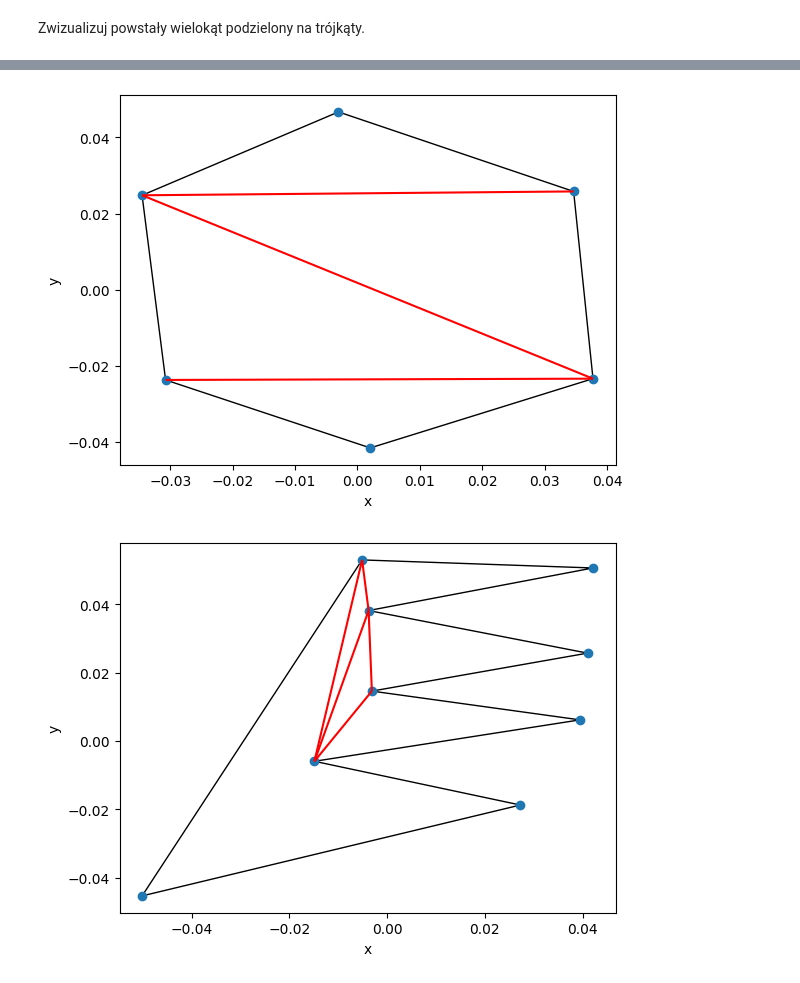
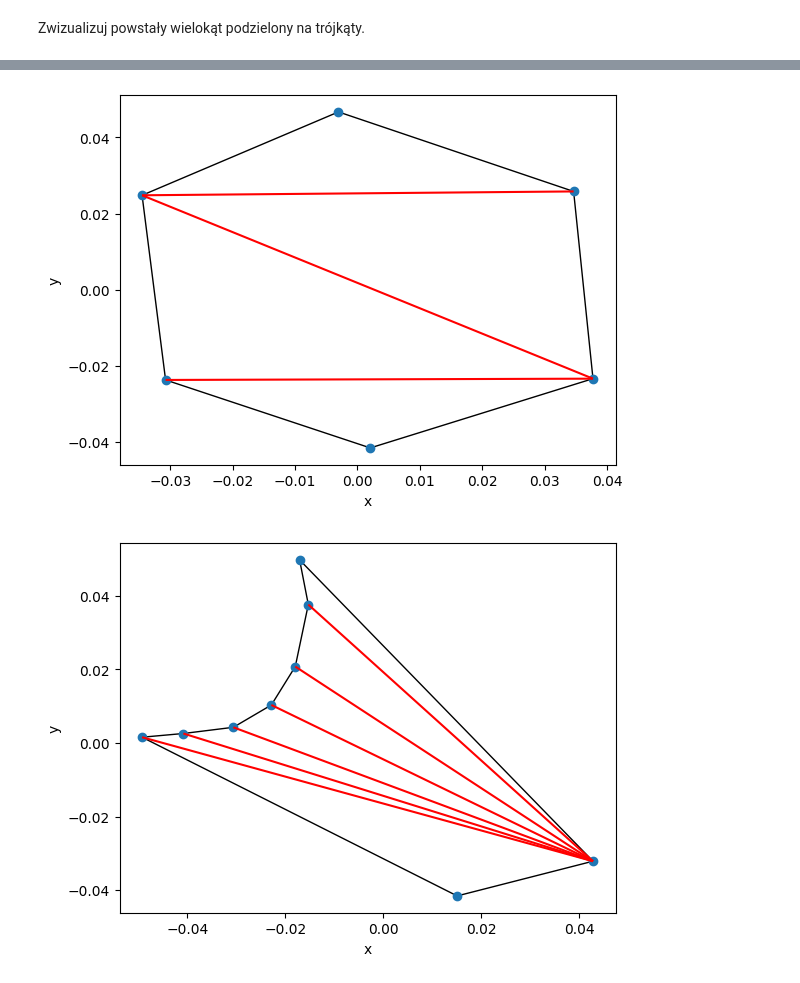
Before and after one commit to ArturRadwanski/geomy, a Jupyter notebook: bitalg/lab3/main.ipynb, the cells around one changed output, grey strips where cells are left out. Cells and saved outputs as stored; diff of their text form; code cells hidden in the pictures.

```diff
--- a/bitalg/lab3/main.ipynb
+++ b/bitalg/lab3/main.ipynb
@@ -470,62 +470,6 @@ polygon_test10 = [(0.04277192608002693, -0.032150734265645346),
 (-0.04926436424255372, 0.0015502461265115286),
 (0.015050151886478541, -0.04158700877544927),]
 
-pol_test6 = [
-    (0.027247732531639826, -0.0187377430410946),
-    (-0.014889364242553715, -0.005931370492074997),
-    (0.039445313176801125, 0.006200982449101486),
-    (-0.0031353319844892036, 0.0146262275471407),
-    (0.04099773253163984, 0.025747551076552466),
-    (-0.0038006545651343565, 0.03821691382165052),
-    (0.042106603499381764, 0.05068627656674857),
-    (-0.00513129972642469, 0.05304534519419954),
-    (-0.050151461016747265, -0.04536151755089854)
-]
-
-tri_test6 = triangulation(pol_test6)
-draw_polygon_tri(pol_test6, [(pol_test6[x], pol_test6[y]) for (x, y) in tri_test6])
-
-pol_test7 = [
-    (0.04277192608002693, 0.0008762265186683937),
-    (-0.0033571061780375833, 0.031544118675531155),
-    (-0.04238936424255372, 0.043339461812786056),
-    (-0.01777242875868275, 0.015367648087295849),
-    (-0.03551436424255372, 0.010312501028472323),
-    (-0.018437751339327915, -0.005863969559762983),
-    (-0.0341837190812634, -0.012604165638194359),
-    (-0.016885331984489202, -0.025747547991135537),
-    (-0.04150226746836017, -0.033498773481331616),
-    (-0.015554686823198882, -0.04023896955976299),
-    (-0.036401461016747266, -0.04799019504995907),
-    (-0.013115170694166622, -0.0530453421087826)
-]
-
-tri_test7 = triangulation(pol_test7)
-draw_polygon_tri(pol_test7, [(pol_test7[x], pol_test7[y]) for (x, y) in tri_test7])
-
-pol_test8 = [
-    (0.03523160349938177, -0.0065379891676061175),
-    (0.0037396680155108025, 0.01637867749906055),
-    (0.041884829305833385, 0.02446691279317821),
-    (0.004848538983252729, 0.03794730495004095),
-    (0.03767111962841403, 0.04435049122455076),
-    (0.005735635757446289, 0.05210171671474684),
-    (-0.04837726746836017, -0.0466421558342728)
-]
-
-tri_test8 = triangulation(pol_test8)
-draw_polygon_tri(pol_test8, [(pol_test8[x], pol_test8[y]) for (x, y) in tri_test8])
-
-
-pol_test9 = [
-    (0.00041305511228499625, -0.0378125),
-    (0.03900176478970435, -0.0037745098039215635),
-    (0.0013001518864785427, 0.036666666666666695),
-    (-0.03595791262965049, -0.001752450980392145)
-]
-
-tri_test9 = triangulation(pol_test9)
-draw_polygon_tri(pol_test9, [(pol_test9[x], pol_test9[y]) for (x, y) in tri_test9])
 
 tri10 = triangulation(polygon_test10)
 draw_polygon_tri(polygon_test10, [(polygon_test10[x], polygon_test10[y]) for (x,y) in tri10])
@@ -538,2 +482,2 @@ draw_polygon_tri(polygon_test10, [(polygon_test10[x], polygon_test10[y]) for (x,
 [figure]
-[figure, old version]
+[figure, new version]
```
Also changed, not shown: parts of 4 cells of this notebook.
